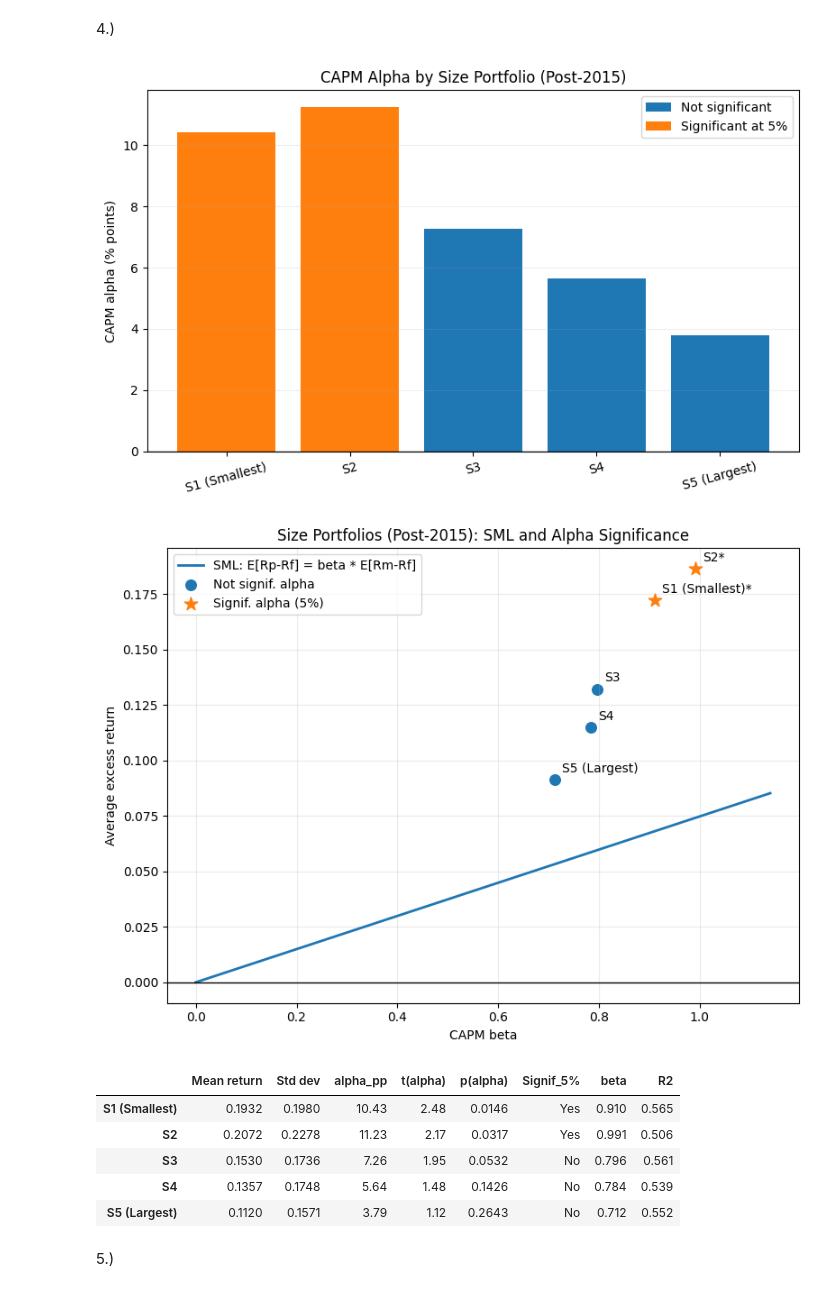
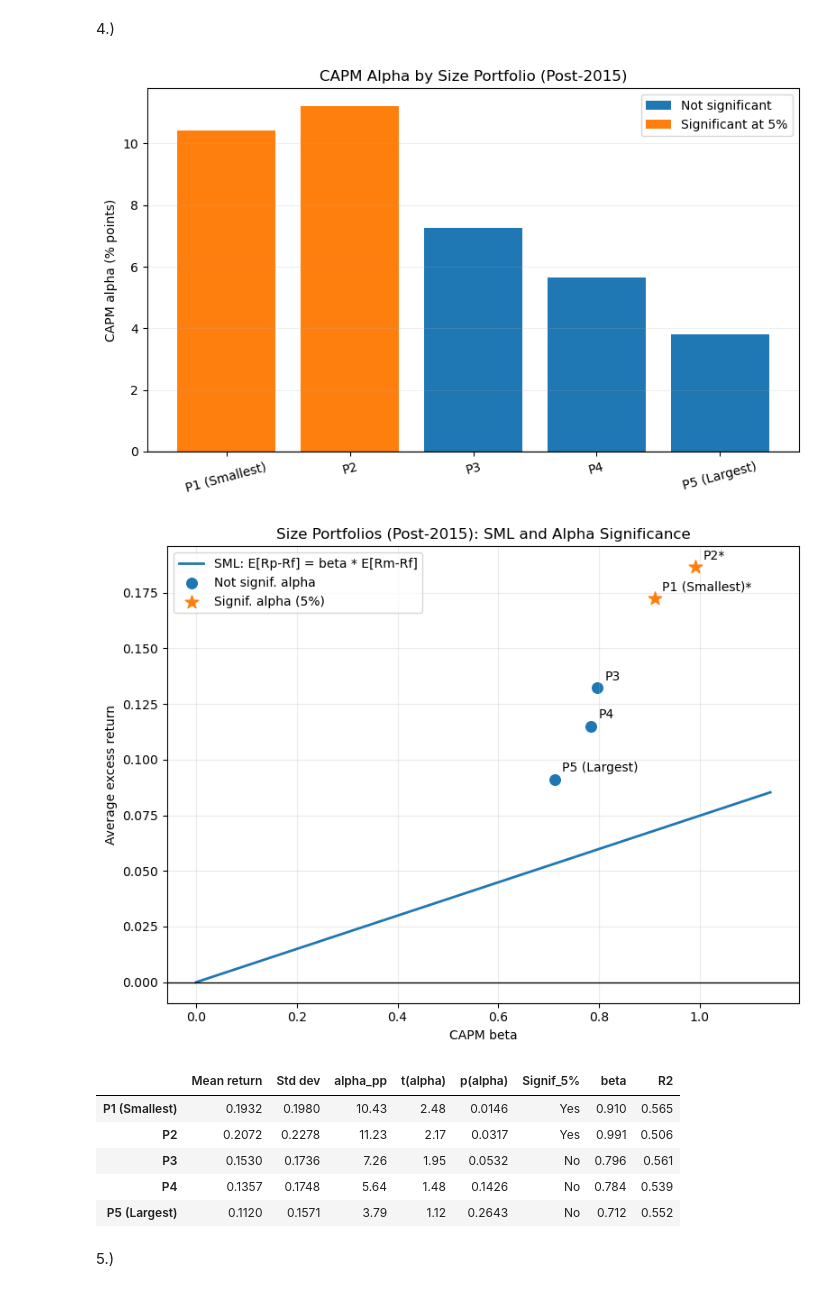
Before and after one commit to uvangludvig-ship-it/Investment_managment_python, a Jupyter notebook: koddelen_version3.ipynb, the cells around one changed output. Cells and saved outputs as stored; diff of their text form; code cells hidden in the pictures.

```diff
--- a/koddelen_version3.ipynb
+++ b/koddelen_version3.ipynb
@@ -464,11 +461,6 @@ if mcap_col is not None:
 # %% [markdown]
 4.)
 # %%
-import numpy as np
-import pandas as pd
-import statsmodels.api as sm
-import matplotlib.pyplot as plt
-
 rets = pd.read_excel("project Stocks_2026.xlsx", sheet_name="return")
 mcap = pd.read_excel("project Stocks_2026.xlsx", sheet_name="Market cap")
 f = pd.read_excel("project Factors_2026.xlsx")
@@ -508,7 +500,7 @@ for yr in sorted(rets["Year"].unique()):
         members = list(groups.index[groups == k])
         membership_rows.append({
             "Year": yr,
-            "Portfolio": f"S{k}",
+            "Portfolio": f"P{k}",
             "N_stocks": len(members),
             "Avg_start_cap": cap0.loc[members].mean()
         })
@@ -520,7 +512,7 @@ for yr in sorted(rets["Year"].unique()):
             rows.append({
                 "Year": int(r["Year"]),
                 "Month": int(r["Month"]),
-                "Portfolio": f"S{k}",
+                "Portfolio": f"P{k}",
                 "ret": ret_k
             })
 
@@ -528,17 +520,24 @@ ports = pd.DataFrame(rows)
 membership = pd.DataFrame(membership_rows)
 
 portfolio_labels = {
-    "S1": "S1 (Smallest)",
-    "S2": "S2",
-    "S3": "S3",
-    "S4": "S4",
-    "S5": "S5 (Largest)"
+    "P1": "P1 (Smallest)",
+    "P2": "P2",
+    "P3": "P3",
+    "P4": "P4",
+    "P5": "P5 (Largest)"
 }
 
 ports = ports.merge(fac, on=["Year", "Month"], how="inner")
 ports["excess"] = ports["ret"] - ports["rf"]
 
-stats4_monthly = ports.groupby("Portfolio")["ret"].agg(["mean", "std", "min", "max", "count"]).reindex(["S1", "S2", "S3", "S4", "S5"])
+
+orderP = ["P1", "P2", "P3", "P4", "P5"]
+
+stats4_monthly = (
+    ports.groupby("Portfolio")["ret"]
+    .agg(["mean", "std", "min", "max", "count"])
+    .reindex(orderP)
+)
 
 stats4 = pd.DataFrame(index=stats4_monthly.index)
 stats4["Mean return"] = stats4_monthly["mean"] * 12
@@ -548,31 +547,34 @@ stats4["Max"] = stats4_monthly["max"] * 12
 stats4["N months"] = stats4_monthly["count"]
 
 alpha_rows = []
-for p in ["S1", "S2", "S3", "S4", "S5"]:
+for p in orderP:
     dfp = ports[ports["Portfolio"] == p].dropna(subset=["excess", "rm_rf"]).copy()
     fit = sm.OLS(dfp["excess"], sm.add_constant(dfp["rm_rf"])).fit()
 
     alpha_monthly = fit.params.get("const", np.nan)
+    pval = fit.pvalues.get("const", np.nan)
+
     alpha_rows.append({
         "Portfolio": p,
         "alpha": alpha_monthly * 12,
         "alpha_pp": alpha_monthly * 12 * 100,
         "t(alpha)": fit.tvalues.get("const", np.nan),
-        "p(alpha)": fit.pvalues.get("const", np.nan),
-        "Signif_5%": "Yes" if fit.pvalues.get("const", np.nan) < 0.05 else "No",
+        "p(alpha)": pval,
+        "Signif_5%": "Yes" if (pd.notna(pval) and pval < 0.05) else "No",
         "beta": fit.params.get("rm_rf", np.nan),
         "R2": fit.rsquared,
         "N": int(fit.nobs)
     })
 
-alpha4 = pd.DataFrame(alpha_rows).set_index("Portfolio").reindex(["S1", "S2", "S3", "S4", "S5"])
+alpha4 = pd.DataFrame(alpha_rows).set_index("Portfolio").reindex(orderP)
+
 
 plt.figure(figsize=(8, 5))
 sig = alpha4["p(alpha)"] < 0.05
 x_pos = np.arange(len(alpha4.index))
 
 plt.bar(x_pos[~sig.values], alpha4.loc[~sig, "alpha_pp"], label="Not significant")
-plt.bar(x_pos[sig.values], alpha4.loc[sig, "alpha_pp"], label="Significant at 5%")
+plt.bar(x_pos[sig.values],  alpha4.loc[sig, "alpha_pp"],  label="Significant at 5%")
 plt.axhline(0, linewidth=1, color="black")
 plt.xticks(x_pos, [portfolio_labels.get(i, i) for i in alpha4.index], rotation=15)
 plt.ylabel("CAPM alpha (% points)")
@@ -582,7 +584,13 @@ plt.legend()
 plt.tight_layout()
 plt.show()
 
-reg_plot = ports.groupby("Portfolio")["excess"].mean().to_frame("mean_excess").join(alpha4[["beta", "p(alpha)"]]).reindex(["S1", "S2", "S3", "S4", "S5"])
+
+reg_plot = (
+    ports.groupby("Portfolio")["excess"].mean().to_frame("mean_excess")
+    .join(alpha4[["beta", "p(alpha)"]])
+    .reindex(orderP)
+)
+
 reg_plot["mean_excess"] = reg_plot["mean_excess"] * 12
 mu_mkt = ports["rm_rf"].mean() * 12
 
@@ -594,44 +602,50 @@ plt.plot(x, sml, linewidth=2, label="SML: E[Rp-Rf] = beta * E[Rm-Rf]")
 
 sig = reg_plot["p(alpha)"] < 0.05
 plt.scatter(reg_plot.loc[~sig, "beta"], reg_plot.loc[~sig, "mean_excess"], s=70, label="Not signif. alpha")
-plt.scatter(reg_plot.loc[sig, "beta"], reg_plot.loc[sig, "mean_excess"], s=120, marker="*", label="Signif. alpha (5%)")
+plt.scatter(reg_plot.loc[sig, "beta"],  reg_plot.loc[sig, "mean_excess"],  s=120, marker="*", label="Signif. alpha (5%)")
 
 for idx, row in reg_plot.iterrows():
     star = "*" if row["p(alpha)"] < 0.05 else ""
     label = portfolio_labels.get(idx, idx) + star
     plt.annotate(label, (row["beta"], row["mean_excess"]), textcoords="offset points", xytext=(6, 6))
 
 plt.axhline(0, linewidth=1, color="black")
 plt.xlabel("CAPM beta")
 plt.ylabel("Average excess return")
 plt.title("Size Portfolios (Post-2015): SML and Alpha Significance")
 plt.grid(True, alpha=0.25)
 plt.legend()
 plt.tight_layout()
 plt.show()
 
-output4 = stats4[["Mean return", "Std dev"]].join(alpha4[["alpha_pp", "t(alpha)", "p(alpha)", "Signif_5%", "beta", "R2"]]).reindex(["S1", "S2", "S3", "S4", "S5"])
+
+output4 = (
+    stats4[["Mean return", "Std dev"]]
+    .join(alpha4[["alpha_pp", "t(alpha)", "p(alpha)", "Signif_5%", "beta", "R2"]])
+    .reindex(orderP)
+)
+
 output4_show = output4.copy()
 output4_show.index = [portfolio_labels.get(i, i) for i in output4_show.index]
 
 display(output4_show.style.format({
     "Mean return": "{:.4f}",
     "Std dev": "{:.4f}",
     "alpha_pp": "{:.2f}",
     "t(alpha)": "{:.2f}",
     "p(alpha)": "{:.4f}",
     "beta": "{:.3f}",
     "R2": "{:.3f}"
 }))
 # %% [output]
 [figure]
 [figure]
 |  | Mean return | Std dev | alpha_pp | t(alpha) | p(alpha) | Signif_5% | beta | R2 |
-| S1 (Smallest) | 0.1932 | 0.1980 | 10.43 | 2.48 | 0.0146 | Yes | 0.910 | 0.565 |
-| S2 | 0.2072 | 0.2278 | 11.23 | 2.17 | 0.0317 | Yes | 0.991 | 0.506 |
-| S3 | 0.1530 | 0.1736 | 7.26 | 1.95 | 0.0532 | No | 0.796 | 0.561 |
-| S4 | 0.1357 | 0.1748 | 5.64 | 1.48 | 0.1426 | No | 0.784 | 0.539 |
-| S5 (Largest) | 0.1120 | 0.1571 | 3.79 | 1.12 | 0.2643 | No | 0.712 | 0.552 |
+| P1 (Smallest) | 0.1932 | 0.1980 | 10.43 | 2.48 | 0.0146 | Yes | 0.910 | 0.565 |
+| P2 | 0.2072 | 0.2278 | 11.23 | 2.17 | 0.0317 | Yes | 0.991 | 0.506 |
+| P3 | 0.1530 | 0.1736 | 7.26 | 1.95 | 0.0532 | No | 0.796 | 0.561 |
+| P4 | 0.1357 | 0.1748 | 5.64 | 1.48 | 0.1426 | No | 0.784 | 0.539 |
+| P5 (Largest) | 0.1120 | 0.1571 | 3.79 | 1.12 | 0.2643 | No | 0.712 | 0.552 |
 # %% [markdown]
 5.)
 # %%
```
Also changed, not shown: parts of 5 cells of this notebook.
